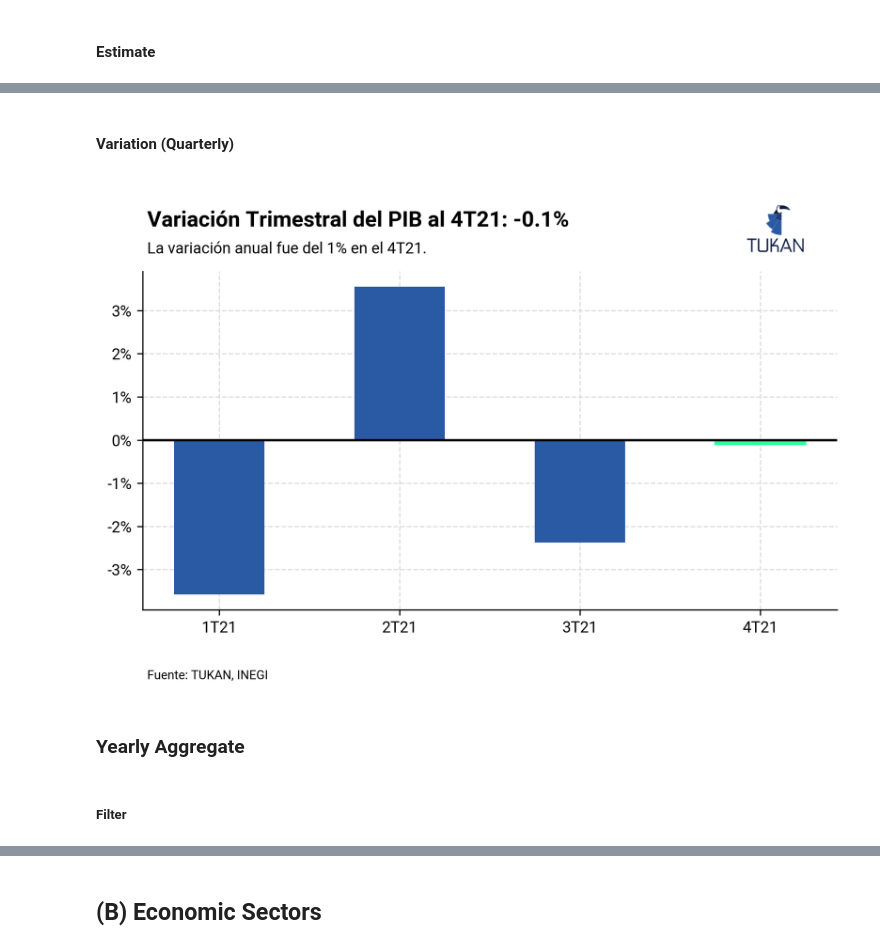
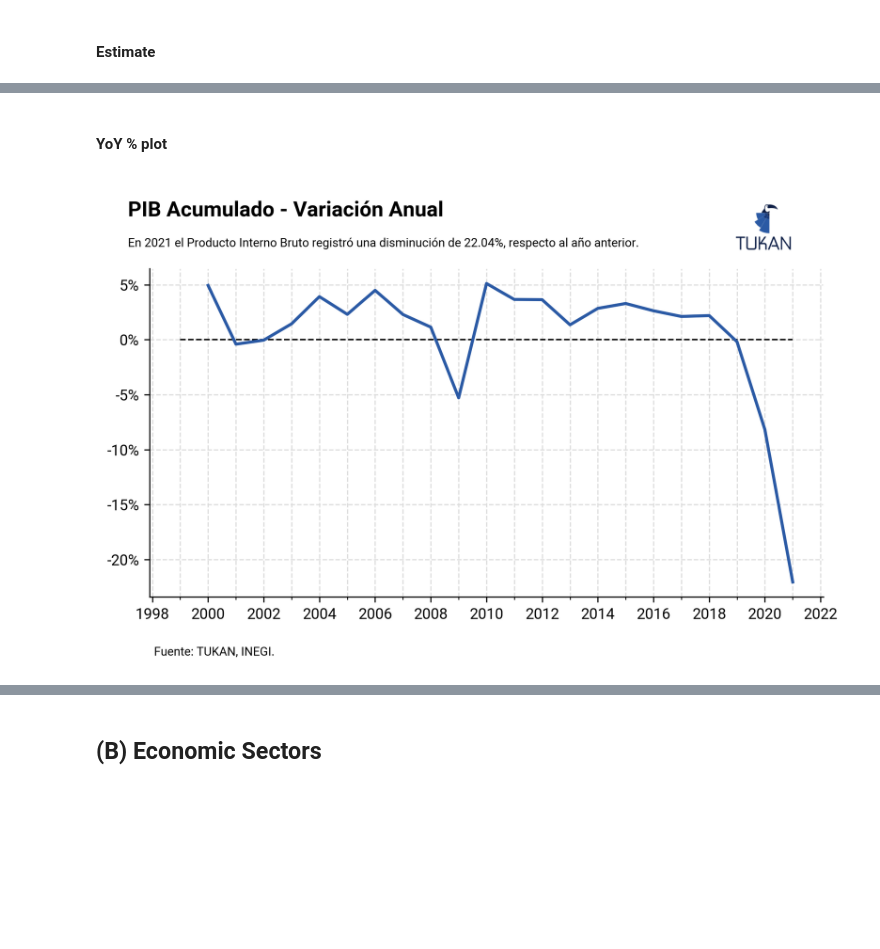
Before and after one commit to TukanMx/tukan_notebooks, a Jupyter notebook: social/social_media/pib/pib_template.ipynb, the cells around one changed output, grey strips where cells are left out. Cells and saved outputs as stored; diff of their text form; code cells hidden in the pictures; blank space fills up the shorter version.

Commit message:
pib plots for social media ready for review

```diff
--- a/social/social_media/pib/pib_template.ipynb
+++ b/social/social_media/pib/pib_template.ipynb
@@ -102,7 +109,7 @@ filtered_gdp['year_var'] = filtered_gdp.groupby(['economic_activity__ref'])['675
 filtered_gdp['year_var'] = (filtered_gdp['675882bced9ce54']/filtered_gdp['year_var'])-1
 
 # Date filters
-first_date = '2021-01-01'
+first_date = '2016-01-01'
 second_date = last_date(filtered_gdp)
 filtered_gdp = date_selection(filtered_gdp,first_date,second_date, True)
 
@@ -118,10 +125,10 @@ filtered_gdp.tail(3)
 #### Estimate
 # %%
 # Adding estimate
-eopib_qrtr_est = -0.001
-eopib_yrtr_est = 0.05
+# eopib_qrtr_est = -0.001
+# eopib_yrtr_est = 0.05
 
-gdp_estimate = {'date': datetime(2021, 10, 1), 'economic_activity__ref': 'dfeefc621d16d0c', 'economic_activity': 'Actividad económica', '675882bced9ce54':float(filtered_gdp['675882bced9ce54'].tail(1).values)*(1+eopib_qrtr_est),'qrtr_var':eopib_qrtr_est,'year_var':eopib_yrtr_est}
+# gdp_estimate = {'date': datetime(2021, 10, 1), 'economic_activity__ref': 'dfeefc621d16d0c', 'economic_activity': 'Actividad económica', '675882bced9ce54':float(filtered_gdp['675882bced9ce54'].tail(1).values)*(1+eopib_qrtr_est),'qrtr_var':eopib_qrtr_est,'year_var':eopib_yrtr_est}
 
-filtered_gdp = filtered_gdp.append(gdp_estimate, ignore_index = True)
-filtered_gdp.tail(3)
+# filtered_gdp = filtered_gdp.append(gdp_estimate, ignore_index = True)
+# filtered_gdp.tail(3)
@@ -210,81 +429,81 @@ newax.axis("off")
-# %% [markdown]
-#### Variation (Quarterly)
+# %% [markdown]
+#### YoY % plot
 # %%
 fig = plt.figure(dpi=300, figsize=(8,4))
 ax = plt.subplot(111)
 
-ind = np.arange(filtered_gdp.shape[0])
+# Data to plot
+ax.plot(agg_filtered_gdp["date"], agg_filtered_gdp["year_var"], lw=2, zorder=3)
+ax.hlines(0, agg_filtered_gdp["date"].min(), agg_filtered_gdp["date"].max(), ls="--", color="black", lw=1)
+# ax.bar(agg_filtered_gdp["date"], agg_filtered_gdp["year_var"], zorder=2, width = 250, align='center', alpha=0.9)
 
-barlist = ax.bar(range(len(filtered_gdp["date"])), filtered_gdp["qrtr_var"], width = .5, zorder=2, align='center')
+# Add minor gridlines and format ticks
+ax.xaxis.set_major_locator(mdates.YearLocator(2))
+ax.xaxis.set_minor_locator(mdates.YearLocator(1))
+ax.xaxis.set_major_formatter(mdates.DateFormatter('%Y'))
+ax.xaxis.set_minor_formatter(" ")
 
-barlist[-1].set_color('#2DFD98')
+ax.yaxis.set_major_formatter(ticker.StrMethodFormatter('{x:,.0%}'))
 
-plt.axhline(y=0, color='black', linestyle='-')
-
-xticks = ax.xaxis.set_ticks(ind )
-xticklabels = ax.xaxis.set_ticklabels([str(round(x.quarter)) + "T" + str(round(x.year - 2000,0)) for x in filtered_gdp["date"]])
+ax.grid(visible=True, which='minor', linestyle='--')
 
 
-ax.yaxis.set_major_formatter(ticker.StrMethodFormatter('{x:,.0%}'))
-# Add minor gridlines and format ticks
-# ax.xaxis.set_major_locator(mdates.YearLocator(2))
-# ax.xaxis.set_minor_locator(mdates.YearLocator(1))
+# Title and subtitle aux vars
+last_year = agg_filtered_gdp["date"].tail(1).dt.year.values[0]
+growth = agg_filtered_gdp["year_var"].iloc[-1]*100
 
-ax.grid(visible=True, which='minor', linestyle='--', zorder=3)
-
-# ax.set_ylim(0)
+if growth>0:
+    variation = 'un crecimiento'
+else:
+    variation = 'una disminución'
 
 fig.text(
-    0.13,
-    .98,
-    "Variación Trimestral del PIB al 4T21: -0.1%",
+    0.1,
+    1,
+    "PIB Acumulado - Variación Anual",
     size=14,
     weight = "bold"
 )
 fig.text(
-    0.13,
-    0.92,
-    "La variación anual fue del 1% en el 4T21.",
-    size=10
+    0.1,
+    0.93,
+    "En "+ str(last_year) + " el Producto Interno Bruto registró "+ variation + " de " + str(abs(growth.round(2))) +"%, respecto al año anterior.",
+    size=8
 )
 # Add footer
-fig.text(0.13, -0.03, "Fuente: TUKAN, INEGI", fontsize=8)
+fig.text(0.13, -0.01, "Fuente: TUKAN, INEGI.", fontsize=8)
 
 # Save plot with TUKAN logo, transparent and white
 # plt.savefig(
-#     "plots/gdp_bar_no_logo.svg",
+#     "plots/gdp_agg_yoy_no_logo.png",
 #     dpi=300,
 #     bbox_inches="tight",
 #     # facecolor="white",
 #     edgecolor="none",
 #     transparent=True,
 # )
 
 tukan_im = image.imread(module_path + "\\assets\\logo\\logo192.png")
 newax = fig.add_axes([0.72, .88, 0.16, 0.19], anchor="NE", zorder=1)
 newax.imshow(tukan_im)
 newax.axis("off")
 
 plt.savefig(
-    "plots/gdp_bar_logo.png",
+    "plots/gdp_agg_yoy_logo.png",
     dpi=300,
     bbox_inches="tight",
     # facecolor="white",
     edgecolor="none",
     transparent=True,
 )
 
 plt.savefig(
-    "plots/gdp_bar_white_logo.png",
+    "plots/gdp_agg_yoy_white_logo.png",
     dpi=300,
     bbox_inches="tight",
     facecolor="white",
     edgecolor="none",
     transparent=False,
 )
 # %% [output]
-[figure, old version]
+[figure, new version]
-# %% [markdown]
-### Yearly Aggregate
-# %% [markdown]
-##### Filter
```
Also changed, not shown: parts of 36 cells of this notebook.
